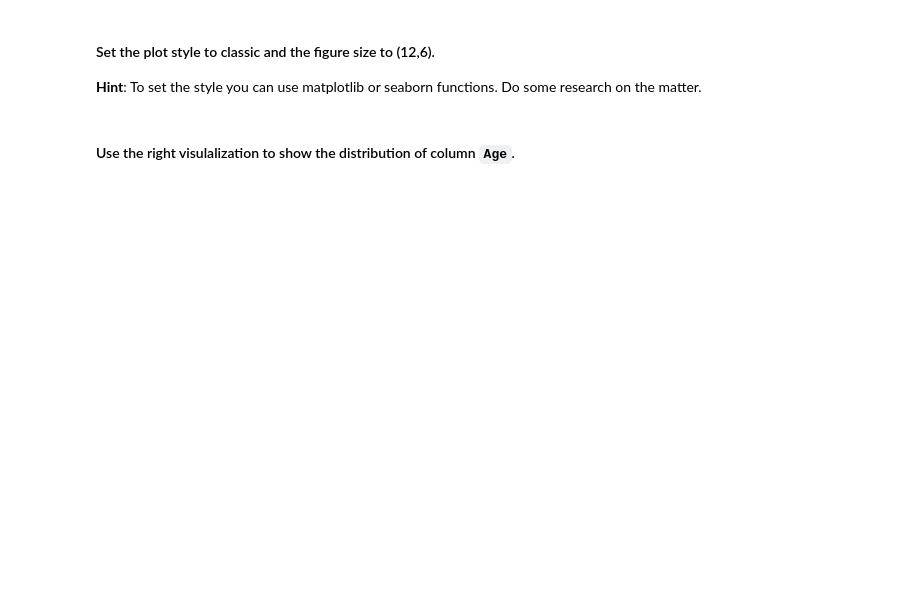
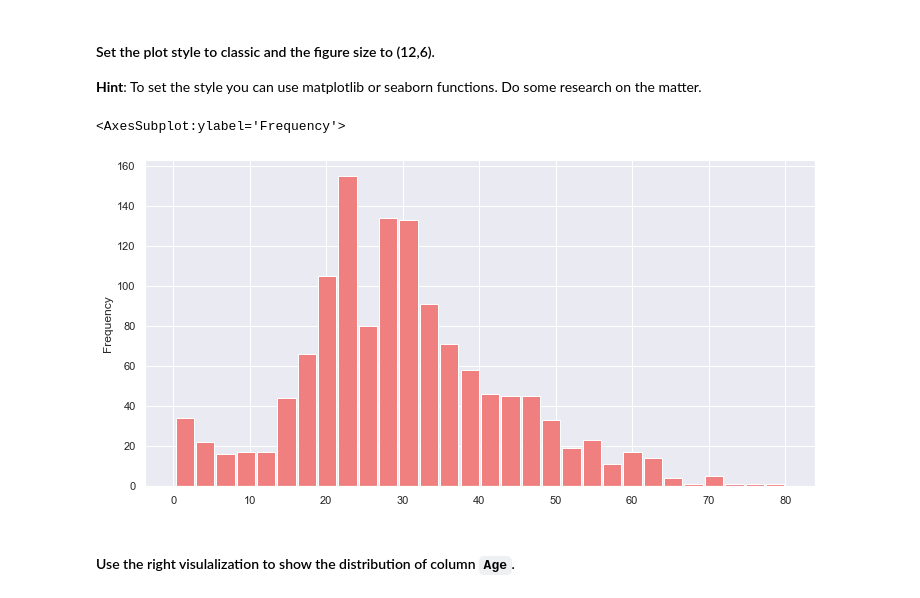
Before and after one commit to Ironhack-Data-Madrid-Mayo-2022/5.2-lab-matplotlib-seaborn, a Jupyter notebook: your-code/main.ipynb, the cells around one changed output. Saved outputs shown, nothing was run; the diff lists cells and outputs as text; code cells hidden in the pictures; blank space fills up the shorter version.

```diff
--- a/your-code/main.ipynb
+++ b/your-code/main.ipynb
@@ -202,3 +214,10 @@ AttributeError: 'numpy.ndarray' object has no attribute 'categories'
+# %%
+# your code here
+sns.set(rc={"figure.figsize": (12.,6.)})
+titanic.Age.plot.hist(bins=30, color="#F08080",rwidth=0.9)
+# %% [output]
+<AxesSubplot:ylabel='Frequency'>
+[figure, added]
 # %% [markdown]
 #### Use the right visulalization to show the distribution of column `Age`.
 # %%
```
Also changed, not shown: parts of 27 cells of this notebook.
